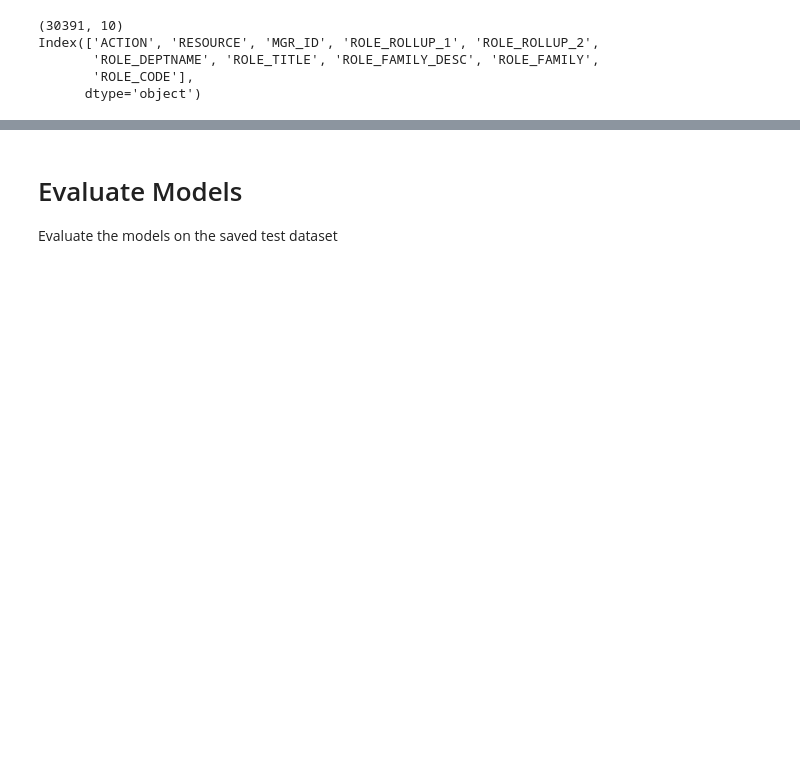
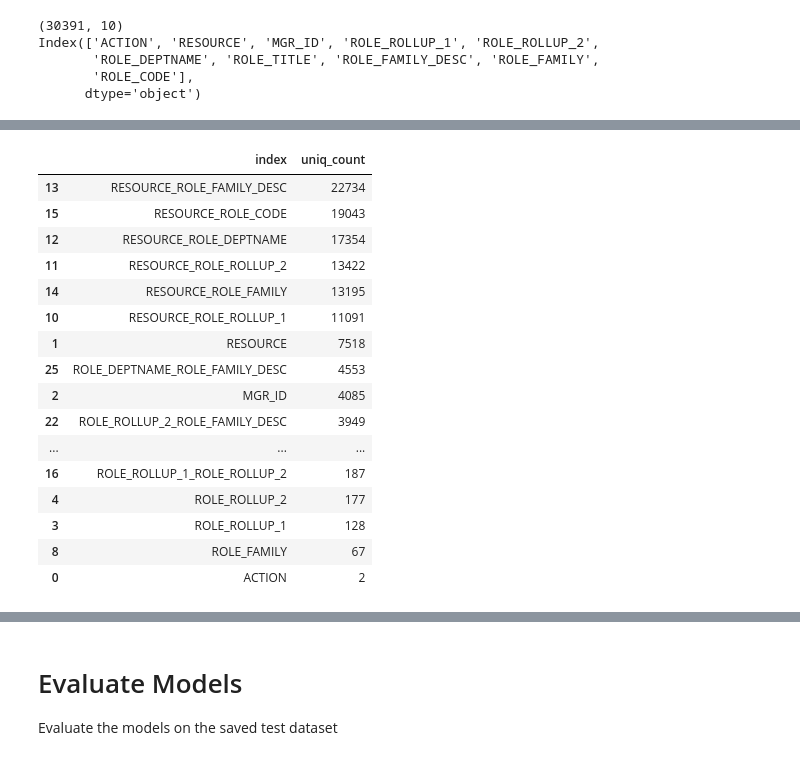
Before and after one commit to SmithaUpadhyaya/employee_access_resource_classifier, a Jupyter notebook: notebooks/training.ipynb, the cells around one changed output, grey strips where cells are left out. Cells and saved outputs as stored; diff of their text form; code cells hidden in the pictures; blank space fills up the shorter version.

```diff
--- a/notebooks/training.ipynb
+++ b/notebooks/training.ipynb
@@ -37,3 +37,16 @@ Index(['ACTION', 'RESOURCE', 'MGR_ID', 'ROLE_ROLLUP_1', 'ROLE_ROLLUP_2',
        'ROLE_DEPTNAME', 'ROLE_TITLE', 'ROLE_FAMILY_DESC', 'ROLE_FAMILY',
        'ROLE_CODE'],
       dtype='object')
+# %%
+from sklearn.preprocessing import LabelEncoder
+
+feature_engg = Pipeline( steps = [
+                                    ('combine_feature', CombineFeatures()),
+                                    #('label_encoder', LabelEncoder()),
+                                ]
+                         ,verbose =  True
+                        )
+
+X = feature_engg.fit_transform(train)
+
+X.columns
@@ -39,0 +69,21 @@ Index(['ACTION', 'RESOURCE', 'MGR_ID', 'ROLE_ROLLUP_1', 'ROLE_ROLLUP_2',
+# %%
+Xcount = X.nunique().reset_index(name = 'uniq_count')
+Xcount.sort_values(by ='uniq_count', ascending= False)
+# %% [output]
+|  | index | uniq_count |
+| 13 | RESOURCE_ROLE_FAMILY_DESC | 22734 |
+| 15 | RESOURCE_ROLE_CODE | 19043 |
+| 12 | RESOURCE_ROLE_DEPTNAME | 17354 |
+| 11 | RESOURCE_ROLE_ROLLUP_2 | 13422 |
+| 14 | RESOURCE_ROLE_FAMILY | 13195 |
+| 10 | RESOURCE_ROLE_ROLLUP_1 | 11091 |
+| 1 | RESOURCE | 7518 |
+| 25 | ROLE_DEPTNAME_ROLE_FAMILY_DESC | 4553 |
+| 2 | MGR_ID | 4085 |
+| 22 | ROLE_ROLLUP_2_ROLE_FAMILY_DESC | 3949 |
+| ... | ... | ... |
+| 16 | ROLE_ROLLUP_1_ROLE_ROLLUP_2 | 187 |
+| 4 | ROLE_ROLLUP_2 | 177 |
+| 3 | ROLE_ROLLUP_1 | 128 |
+| 8 | ROLE_FAMILY | 67 |
+| 0 | ACTION | 2 |
```
Also changed, not shown: parts of 15 cells of this notebook, 16 other files.
